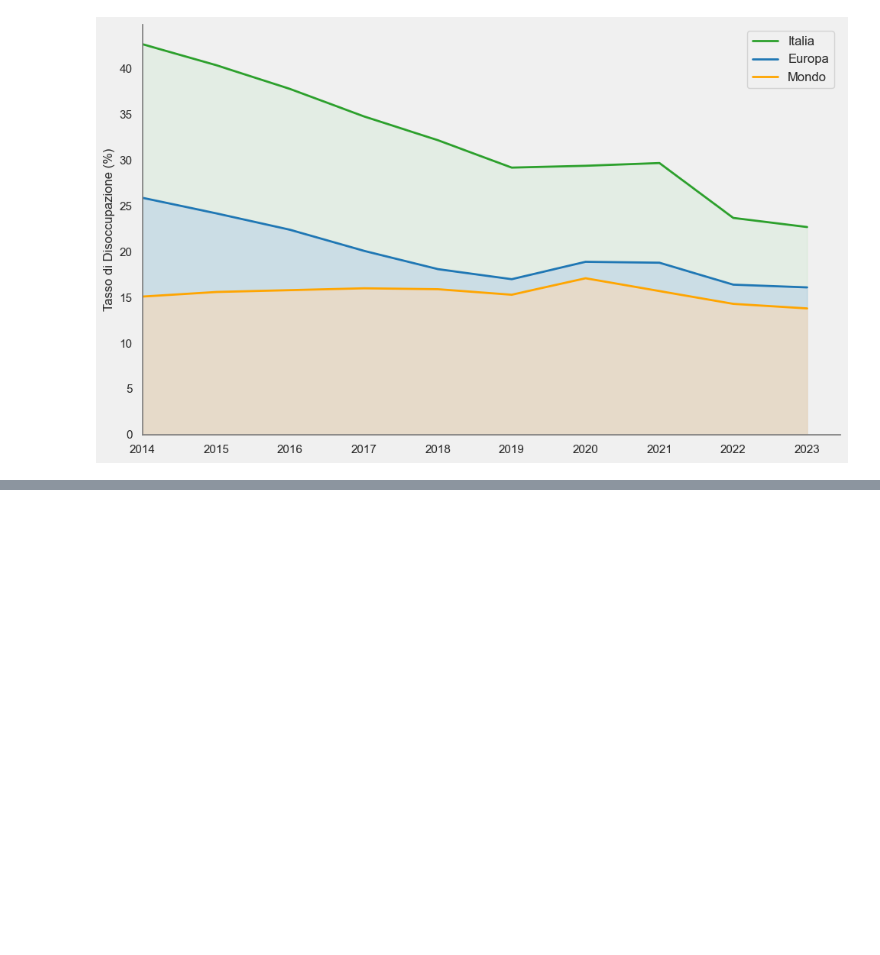
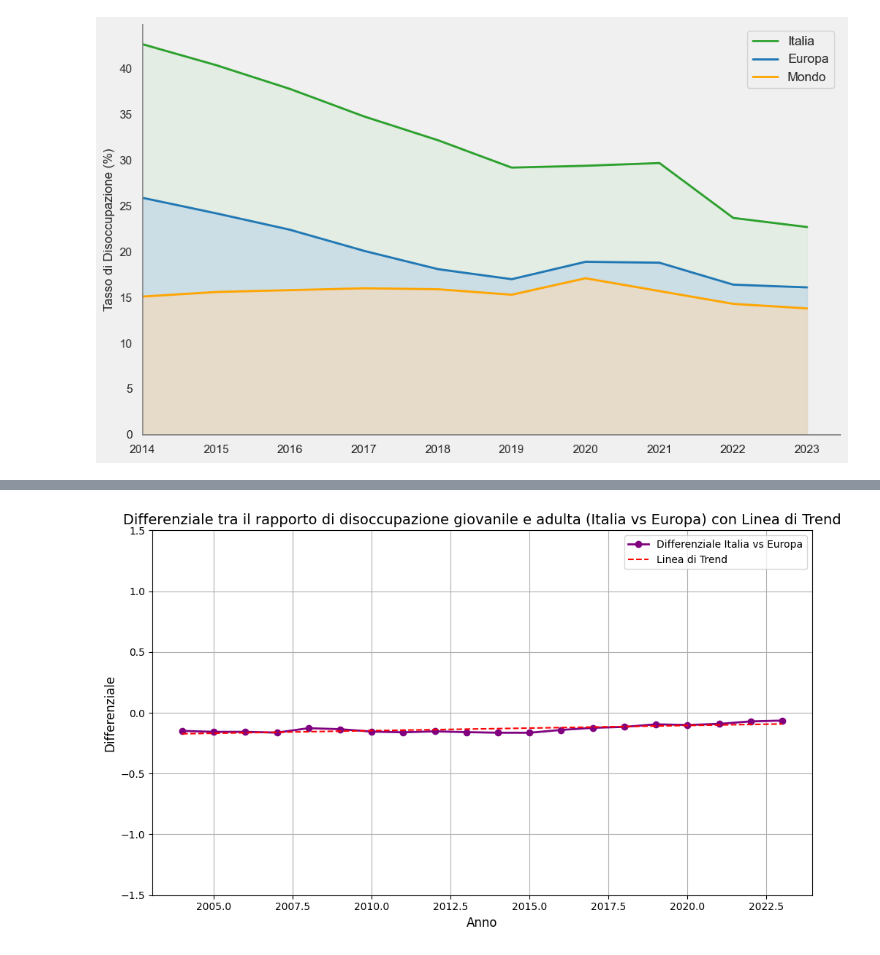
Before and after one commit to lauri14/progetto_visualizzazione_scientifica, a Jupyter notebook: progetto.ipynb, the cells around one changed output, grey strips where cells are left out. Cells and saved outputs as stored; diff of their text form; code cells hidden in the pictures; blank space fills up the shorter version.

```diff
--- a/progetto.ipynb
+++ b/progetto.ipynb
@@ -1576,0 +2374,84 @@ plt.show()
+# %%
+import pandas as pd
+import matplotlib.pyplot as plt
+import numpy as np
+
+# Caricamento dei dati
+data = pd.read_csv('unem-iteu.csv')
+
+# Filtriamo i dati per la fascia di età "15-24 anni" (Giovani) e "25-64 anni" (Adulti) e lo stato di disoccupazione (UNE)
+data_youth_ita = data[(data['AGE'] == 'Y15T24') & (data['LABOUR_FORCE_STATUS'] == 'UNE') & (data['REF_AREA'] == 'ITA')]
+data_adults_ita = data[(data['AGE'] == 'Y25T64') & (data['LABOUR_FORCE_STATUS'] == 'UNE') & (data['REF_AREA'] == 'ITA')]
+
+data_youth_eu = data[(data['AGE'] == 'Y15T24') & (data['LABOUR_FORCE_STATUS'] == 'UNE') & (data['REF_AREA'] == 'EU27')]
+data_adults_eu = data[(data['AGE'] == 'Y25T64') & (data['LABOUR_FORCE_STATUS'] == 'UNE') & (data['REF_AREA'] == 'EU27')]
+
+# Selezioniamo solo le colonne 'TIME_PERIOD', 'OBS_VALUE' e 'REF_AREA'
+data_youth_ita = data_youth_ita[['TIME_PERIOD', 'OBS_VALUE', 'REF_AREA']]
+data_adults_ita = data_adults_ita[['TIME_PERIOD', 'OBS_VALUE', 'REF_AREA']]
+data_youth_eu = data_youth_eu[['TIME_PERIOD', 'OBS_VALUE', 'REF_AREA']]
+data_adults_eu = data_adults_eu[['TIME_PERIOD', 'OBS_VALUE', 'REF_AREA']]
+
+# Rimuoviamo i valori NaN
+data_youth_ita = data_youth_ita.dropna(subset=['OBS_VALUE'])
+data_adults_ita = data_adults_ita.dropna(subset=['OBS_VALUE'])
+data_youth_eu = data_youth_eu.dropna(subset=['OBS_VALUE'])
+data_adults_eu = data_adults_eu.dropna(subset=['OBS_VALUE'])
+
+# Convertiamo la colonna 'TIME_PERIOD' in formato numerico
+data_youth_ita['TIME_PERIOD'] = pd.to_numeric(data_youth_ita['TIME_PERIOD'], errors='coerce')
+data_adults_ita['TIME_PERIOD'] = pd.to_numeric(data_adults_ita['TIME_PERIOD'], errors='coerce')
+data_youth_eu['TIME_PERIOD'] = pd.to_numeric(data_youth_eu['TIME_PERIOD'], errors='coerce')
+data_adults_eu['TIME_PERIOD'] = pd.to_numeric(data_adults_eu['TIME_PERIOD'], errors='coerce')
+
+# Filtriamo i dati per includere solo gli anni tra il 2009 e il 2023
+data_youth_ita = data_youth_ita[(data_youth_ita['TIME_PERIOD'] >= 2004) & (data_youth_ita['TIME_PERIOD'] <= 2023)]
+data_adults_ita = data_adults_ita[(data_adults_ita['TIME_PERIOD'] >= 2004) & (data_adults_ita['TIME_PERIOD'] <= 2023)]
+data_youth_eu = data_youth_eu[(data_youth_eu['TIME_PERIOD'] >= 2004) & (data_youth_eu['TIME_PERIOD'] <= 2023)]
+data_adults_eu = data_adults_eu[(data_adults_eu['TIME_PERIOD'] >= 2004) & (data_adults_eu['TIME_PERIOD'] <= 2023)]
+
+# Ordinare i dati per l'anno
+data_youth_ita = data_youth_ita.sort_values(by='TIME_PERIOD')
+data_adults_ita = data_adults_ita.sort_values(by='TIME_PERIOD')
+data_youth_eu = data_youth_eu.sort_values(by='TIME_PERIOD')
+data_adults_eu = data_adults_eu.sort_values(by='TIME_PERIOD')
+
+# Calcolare il rapporto tra disoccupati adulti e giovani
+ratio_ita = data_adults_ita['OBS_VALUE'].values / data_youth_ita['OBS_VALUE'].values
+ratio_eu = data_adults_eu['OBS_VALUE'].values / data_youth_eu['OBS_VALUE'].values
+
+# Calcolare i differenziali tra Italia e Europa
+differential_ita_eu = ratio_ita - ratio_eu
+
+# Calcolare la linea di trend del differenziale
+coefficients = np.polyfit(data_youth_ita['TIME_PERIOD'], differential_ita_eu, 1)  # 1 indica una retta
+trend_line = np.polyval(coefficients, data_youth_ita['TIME_PERIOD'])  # Valori della retta di trend
+
+# Creare il grafico per il differenziale
+plt.figure(figsize=(10, 6))
+
+# Tracciare il differenziale
+plt.plot(data_youth_ita['TIME_PERIOD'], differential_ita_eu, marker='o', linestyle='-', color='purple', linewidth=2, markersize=6, label="Differenziale Italia vs Europa")
+
+# Aggiungere la linea di trend
+plt.plot(data_youth_ita['TIME_PERIOD'], trend_line, color='red', linestyle='--', label="Linea di Trend")
+
+# Espandere l'asse y per rendere visibile il differenziale
+plt.ylim(-1.5, 1.5)  # Limiti dell'asse y espansi per visualizzare meglio la linea orizzontale
+
+# Aggiungere il titolo e le etichette
+plt.title('Differenziale tra il rapporto di disoccupazione giovanile e adulta (Italia vs Europa) con Linea di Trend', fontsize=14)
+plt.xlabel('Anno', fontsize=12)
+plt.ylabel('Differenziale', fontsize=12)
+
+# Mostrare la griglia
+plt.grid(True)
+
+# Aggiungere la legenda
+plt.legend()
+
+# Visualizzare il grafico
+plt.tight_layout()
+plt.show()
+# %% [output]
+[figure, added]
```
Also changed, not shown: parts of 14 cells of this notebook, 6 other files.
